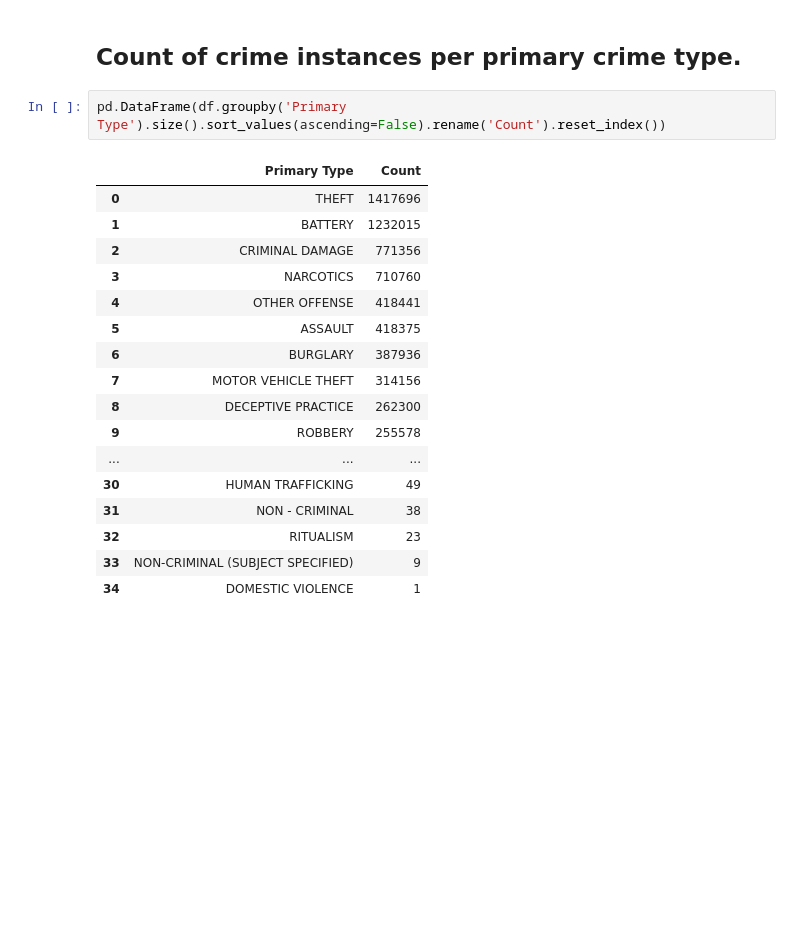
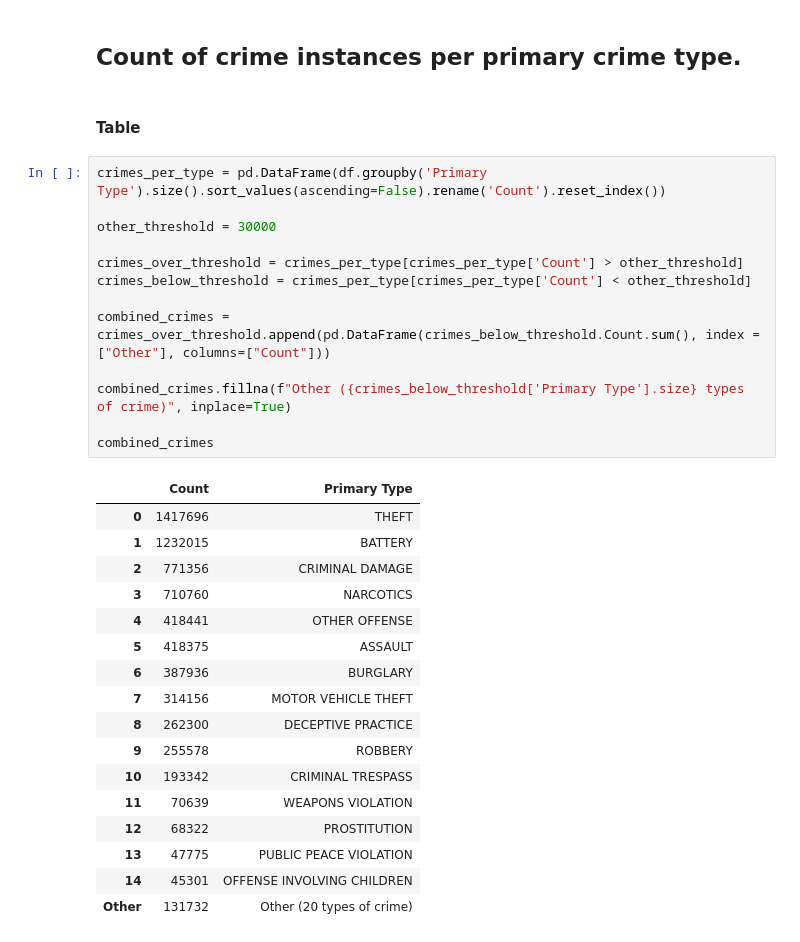
Before and after one commit to sambokai/Chicago-Crime-EDA, a Jupyter notebook: notebooks/testNotebook.ipynb, the cells around one changed output. Cells and saved outputs as stored; diff of their text form; blank space fills up the shorter version.

```diff
--- a/notebooks/testNotebook.ipynb
+++ b/notebooks/testNotebook.ipynb
@@ -42,23 +43,36 @@ df.columns.format()
  'Location']
 # %% [markdown]
 ## Count of crime instances per primary crime type.
-# %%
-pd.DataFrame(df.groupby('Primary Type').size().sort_values(ascending=False).rename('Count').reset_index())
-# %% [output]
-|  | Primary Type | Count |
-| 0 | THEFT | 1417696 |
-| 1 | BATTERY | 1232015 |
-| 2 | CRIMINAL DAMAGE | 771356 |
-| 3 | NARCOTICS | 710760 |
-| 4 | OTHER OFFENSE | 418441 |
-| 5 | ASSAULT | 418375 |
-| 6 | BURGLARY | 387936 |
-| 7 | MOTOR VEHICLE THEFT | 314156 |
-| 8 | DECEPTIVE PRACTICE | 262300 |
-| 9 | ROBBERY | 255578 |
-| ... | ... | ... |
-| 30 | HUMAN TRAFFICKING | 49 |
-| 31 | NON - CRIMINAL | 38 |
-| 32 | RITUALISM | 23 |
-| 33 | NON-CRIMINAL (SUBJECT SPECIFIED) | 9 |
-| 34 | DOMESTIC VIOLENCE | 1 |
+# %% [markdown]
+#### Table
+# %%
+crimes_per_type = pd.DataFrame(df.groupby('Primary Type').size().sort_values(ascending=False).rename('Count').reset_index())
+
+other_threshold = 30000
+
+crimes_over_threshold = crimes_per_type[crimes_per_type['Count'] > other_threshold]
+crimes_below_threshold = crimes_per_type[crimes_per_type['Count'] < other_threshold]
+
+combined_crimes = crimes_over_threshold.append(pd.DataFrame(crimes_below_threshold.Count.sum(), index = ["Other"], columns=["Count"]))
+
+combined_crimes.fillna(f"Other ({crimes_below_threshold['Primary Type'].size} types of crime)", inplace=True)
+
+combined_crimes
+# %% [output]
+|  | Count | Primary Type |
+| 0 | 1417696 | THEFT |
+| 1 | 1232015 | BATTERY |
+| 2 | 771356 | CRIMINAL DAMAGE |
+| 3 | 710760 | NARCOTICS |
+| 4 | 418441 | OTHER OFFENSE |
+| 5 | 418375 | ASSAULT |
+| 6 | 387936 | BURGLARY |
+| 7 | 314156 | MOTOR VEHICLE THEFT |
+| 8 | 262300 | DECEPTIVE PRACTICE |
+| 9 | 255578 | ROBBERY |
+| 10 | 193342 | CRIMINAL TRESPASS |
+| 11 | 70639 | WEAPONS VIOLATION |
+| 12 | 68322 | PROSTITUTION |
+| 13 | 47775 | PUBLIC PEACE VIOLATION |
+| 14 | 45301 | OFFENSE INVOLVING CHILDREN |
+| Other | 131732 | Other (20 types of crime) |
```
Also changed, not shown: parts of 4 cells of this notebook.
